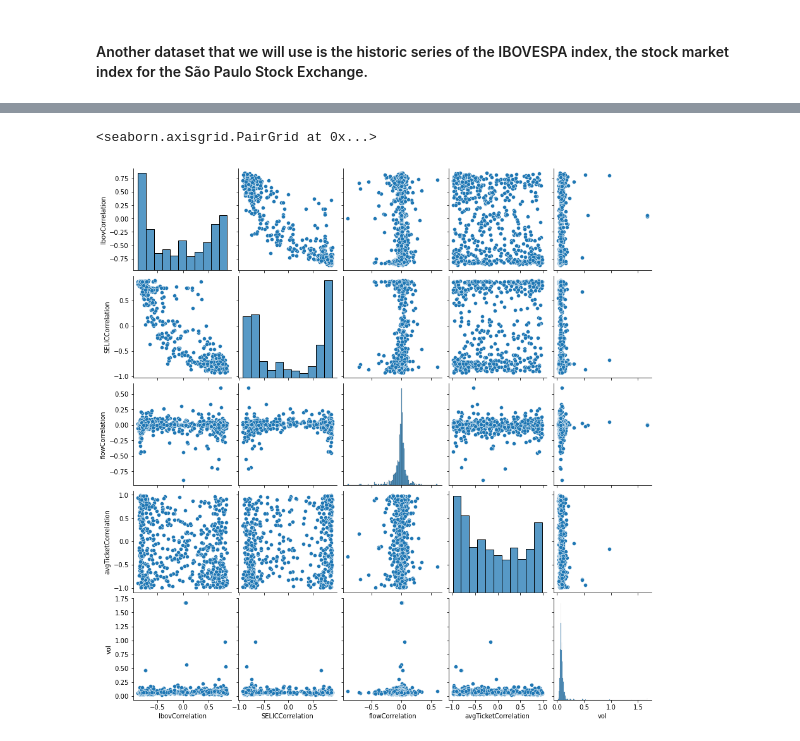
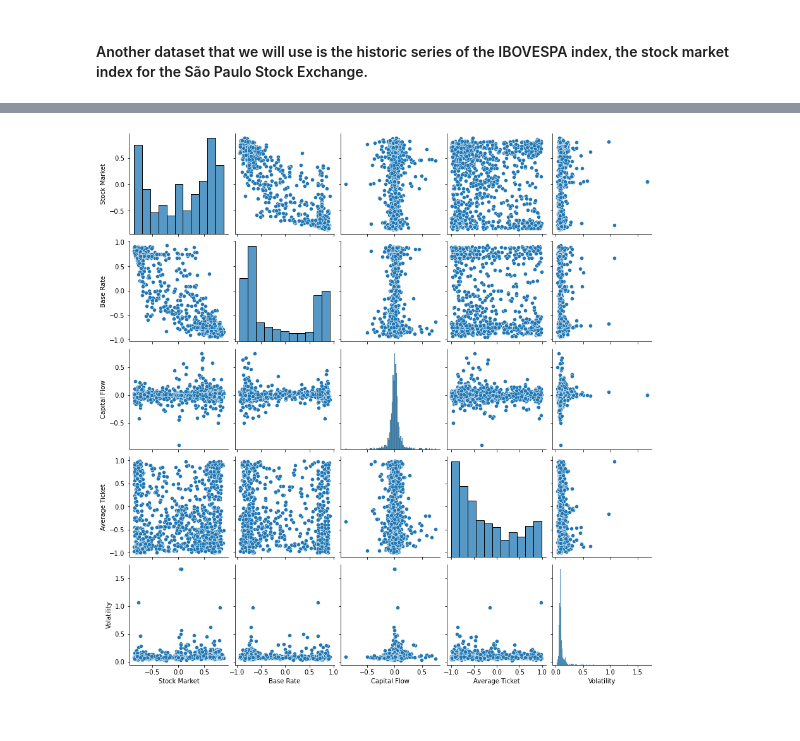
Before and after one commit to rafaelimai/ibmdscapstone, a Jupyter notebook: Capstone Work-Base-Clustering.ipynb, the cells around one changed output, grey strips where cells are left out. Cells and saved outputs as stored; diff of their text form; code cells hidden in the pictures.

```diff
--- a/Capstone Work-Base-Clustering.ipynb
+++ b/Capstone Work-Base-Clustering.ipynb
@@ -214,5 +153,5 @@ sns.pairplot(insightsInterbankRate_Dump)
-# %%
-sns.pairplot(insightsPrivateBond_Dump)
-# %% [output]
-<seaborn.axisgrid.PairGrid at 0x...>
-[figure, removed]
+# %%
+plot = sns.pairplot(insightsHedgeFund_Dump.rename(columns={'IbovCorrelation':'Stock Market','SELICCorrelation':'Base Rate','flowCorrelation':'Capital Flow','vol':'Volatility','avgTicketCorrelation':'Average Ticket',}))
+plot.savefig("pairplot_HedgeFund.png")
+# %% [output]
+[figure, added]
```
Also changed, not shown: parts of 22 cells of this notebook, 15 other files.
